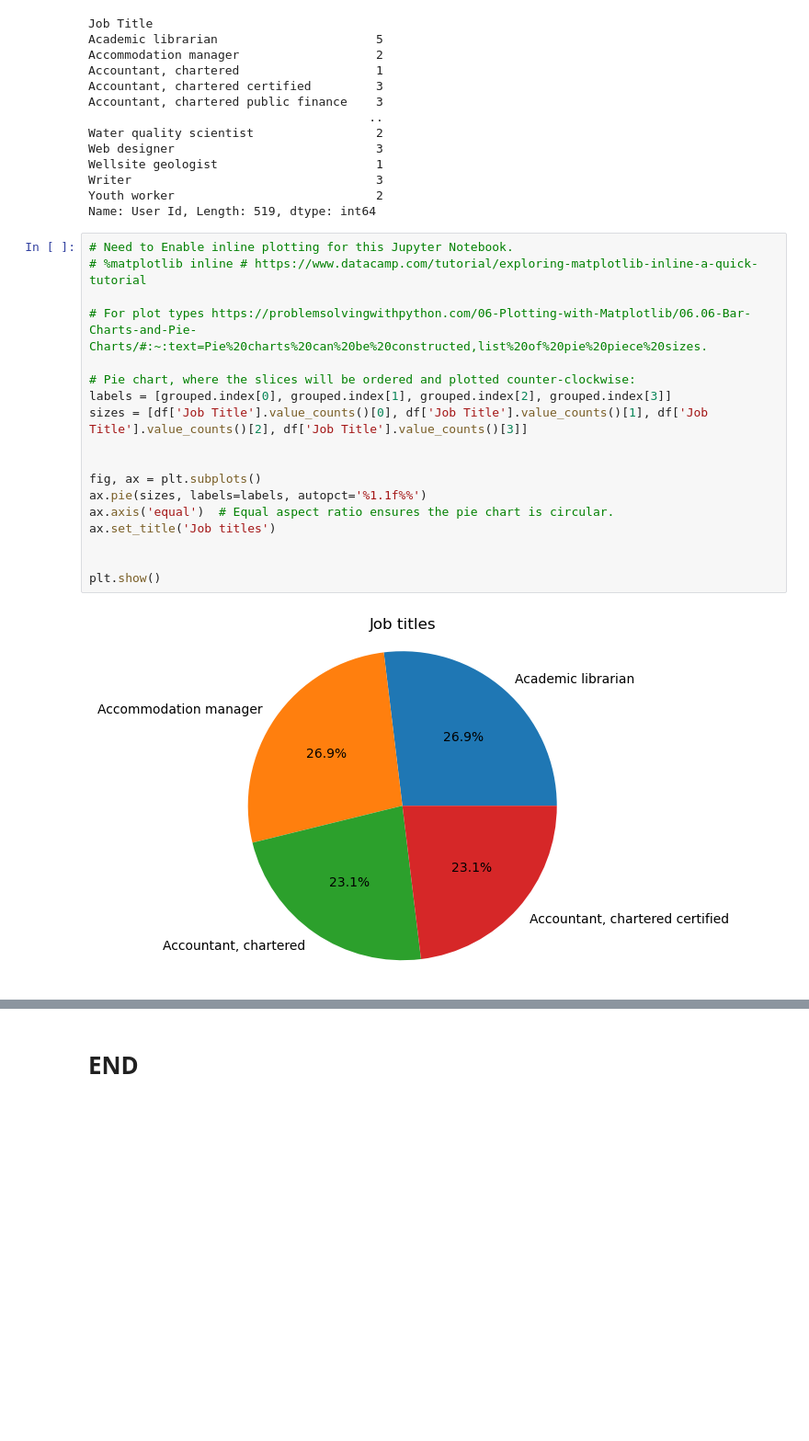
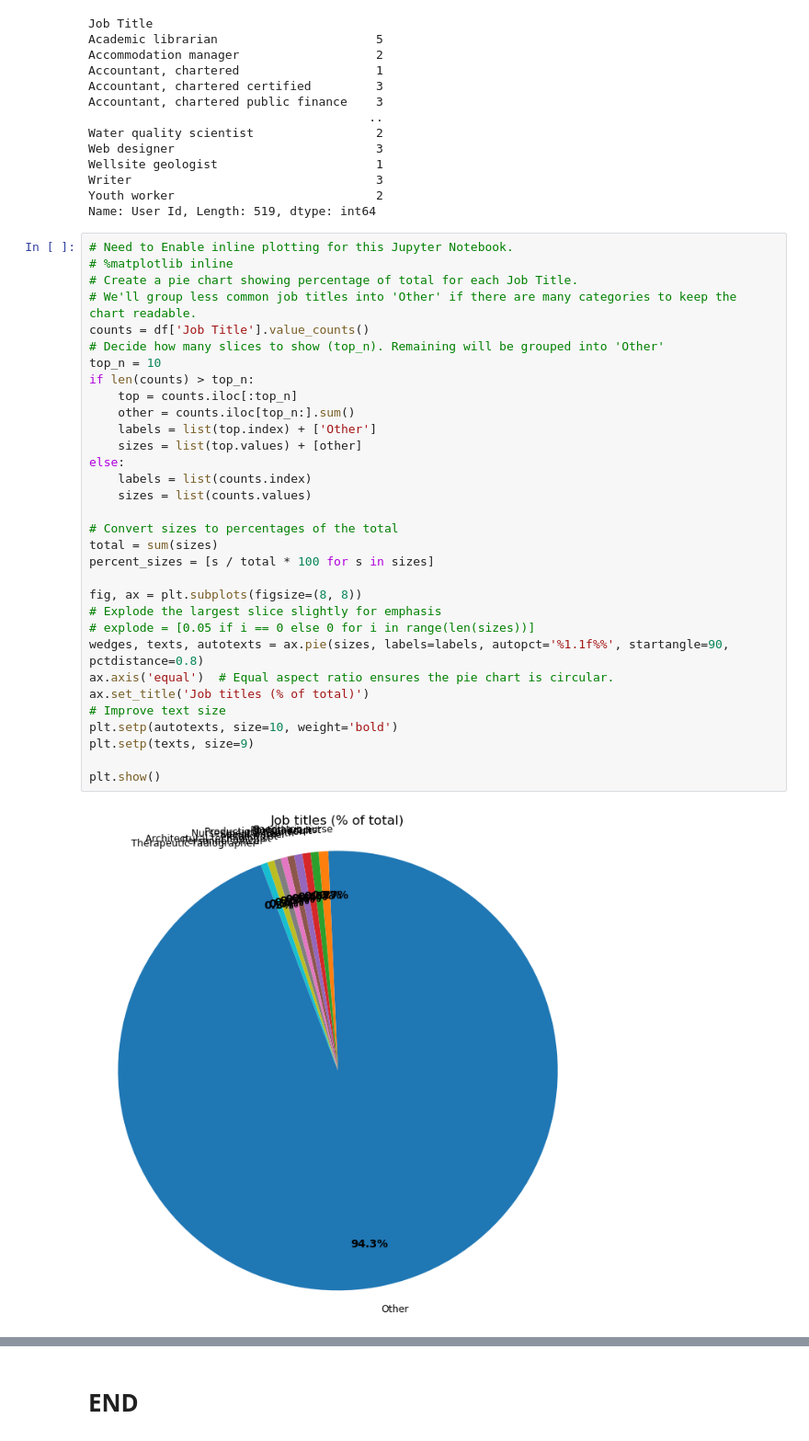
Before and after one commit to KaiiMenai/programming-for-data-analytics, a Jupyter notebook: pfda-assignments/assignment03-pie.ipynb, the cells around one changed output, grey strips where cells are left out. Shown at 92% size. Drawn from its saved outputs; the diff is of its cells as text; blank space fills up the shorter version.

```diff
--- a/pfda-assignments/assignment03-pie.ipynb
+++ b/pfda-assignments/assignment03-pie.ipynb
@@ -97,21 +100,35 @@ Youth worker                            2
 Name: User Id, Length: 519, dtype: int64
 # %%
 # Need to Enable inline plotting for this Jupyter Notebook.
-# %matplotlib inline # https://www.datacamp.com/tutorial/exploring-matplotlib-inline-a-quick-tutorial
+# %matplotlib inline
+# Create a pie chart showing percentage of total for each Job Title.
+# We'll group less common job titles into 'Other' if there are many categories to keep the chart readable.
+counts = df['Job Title'].value_counts()
+# Decide how many slices to show (top_n). Remaining will be grouped into 'Other'
+top_n = 10
+if len(counts) > top_n:
+    top = counts.iloc[:top_n]
+    other = counts.iloc[top_n:].sum()
+    labels = list(top.index) + ['Other']
+    sizes = list(top.values) + [other]
+else:
+    labels = list(counts.index)
+    sizes = list(counts.values)
 
-# For plot types https://problemsolvingwithpython.com/06-Plotting-with-Matplotlib/06.06-Bar-Charts-and-Pie-Charts/#:~:text=Pie%20charts%20can%20be%20constructed,list%20of%20pie%20piece%20sizes.
+# Convert sizes to percentages of the total
+total = sum(sizes)
+percent_sizes = [s / total * 100 for s in sizes]
 
-# Pie chart, where the slices will be ordered and plotted counter-clockwise:
-labels = [grouped.index[0], grouped.index[1], grouped.index[2], grouped.index[3]]
-sizes = [df['Job Title'].value_counts()[0], df['Job Title'].value_counts()[1], df['Job Title'].value_counts()[2], df['Job Title'].value_counts()[3]]
-
-
-fig, ax = plt.subplots()
-ax.pie(sizes, labels=labels, autopct='%1.1f%%')
+fig, ax = plt.subplots(figsize=(8, 8))
+# Explode the largest slice slightly for emphasis
+# explode = [0.05 if i == 0 else 0 for i in range(len(sizes))]
+wedges, texts, autotexts = ax.pie(sizes, labels=labels, autopct='%1.1f%%', startangle=90, pctdistance=0.8)
 ax.axis('equal')  # Equal aspect ratio ensures the pie chart is circular.
-ax.set_title('Job titles')
-
+ax.set_title('Job titles (% of total)')
+# Improve text size
+plt.setp(autotexts, size=10, weight='bold')
+plt.setp(texts, size=9)
 
 plt.show()
 # %% [output]
-[figure, old version]
+[figure, new version]
```
Also changed, not shown: parts of 3 cells of this notebook.
